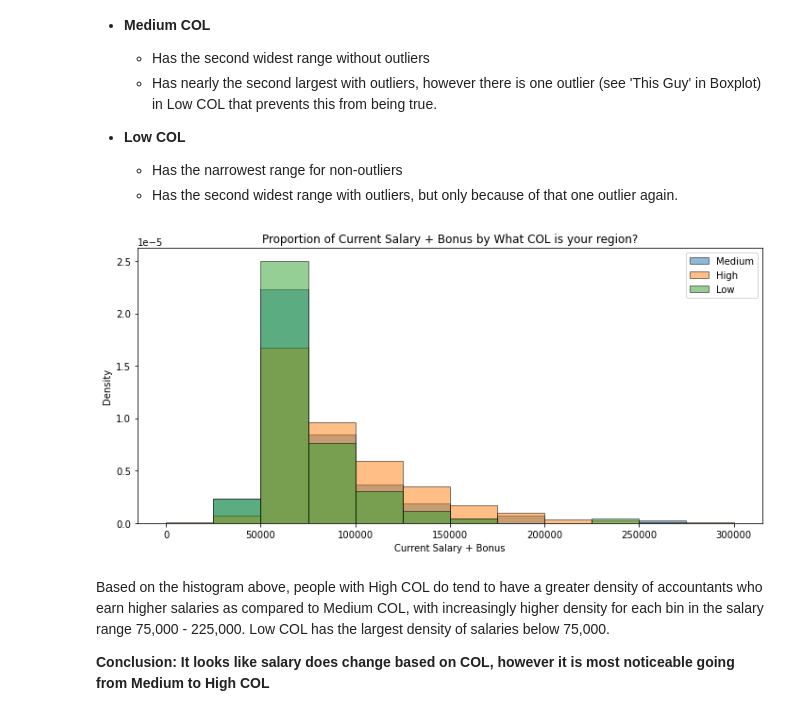
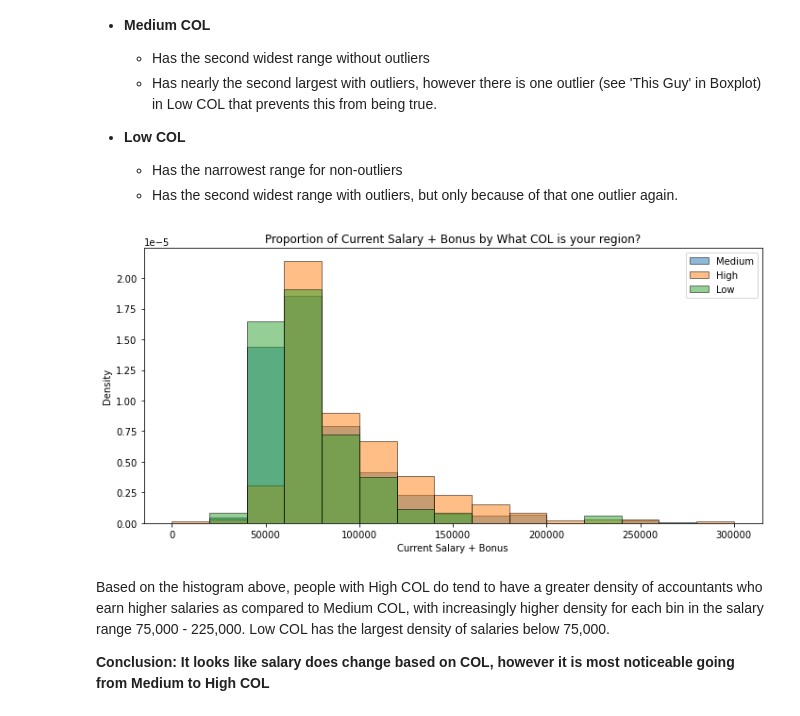
Before and after one commit to papir805/accounting_analysis, a Jupyter notebook: accounting_eda.ipynb, the cells around one changed output. Cells and saved outputs as stored; diff of their text form; code cells hidden in the pictures.

```diff
--- a/accounting_eda.ipynb
+++ b/accounting_eda.ipynb
@@ -904,9 +951,11 @@ Medium                    532.0  78083.314850  32330.583633  25000.0  57437.25
   * Has the narrowest range for non-outliers
   * Has the second widest range with outliers, but only because of that one outlier again.
 # %%
-distribution_plotter_fancy(us_accounting, 'What COL is your region?', 'Current Salary + Bonus', bins = np.arange(0, 300_001, 25_000), normal=True)
+under_300_bins = np.arange(0, 300_001, 20_000)
+
+distribution_plotter_fancy(us_accounting, 'What COL is your region?', 'Current Salary + Bonus', bins = under_300_bins, normal=True)
 # %% [output]
-[figure, old version]
+[figure, new version]
 # %% [markdown]
 Based on the histogram above, people with High COL do tend to have a greater density of accountants who earn higher salaries as compared to Medium COL, with increasingly higher density for each bin in the salary range 75,000 - 225,000.  Low COL has the largest density of salaries below 75,000.
 
```
Also changed, not shown: parts of 26 cells of this notebook.
